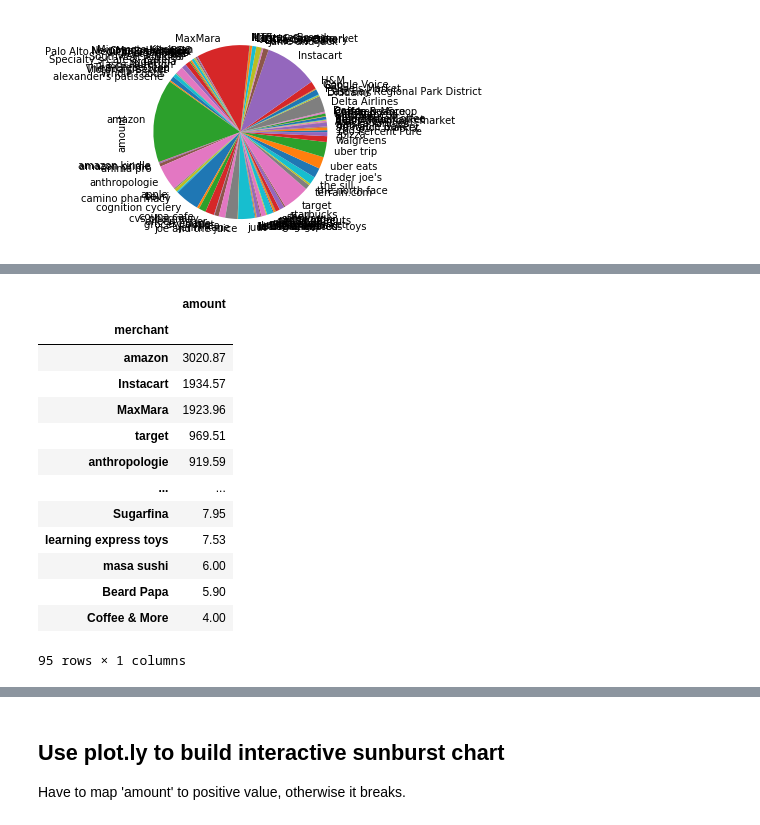
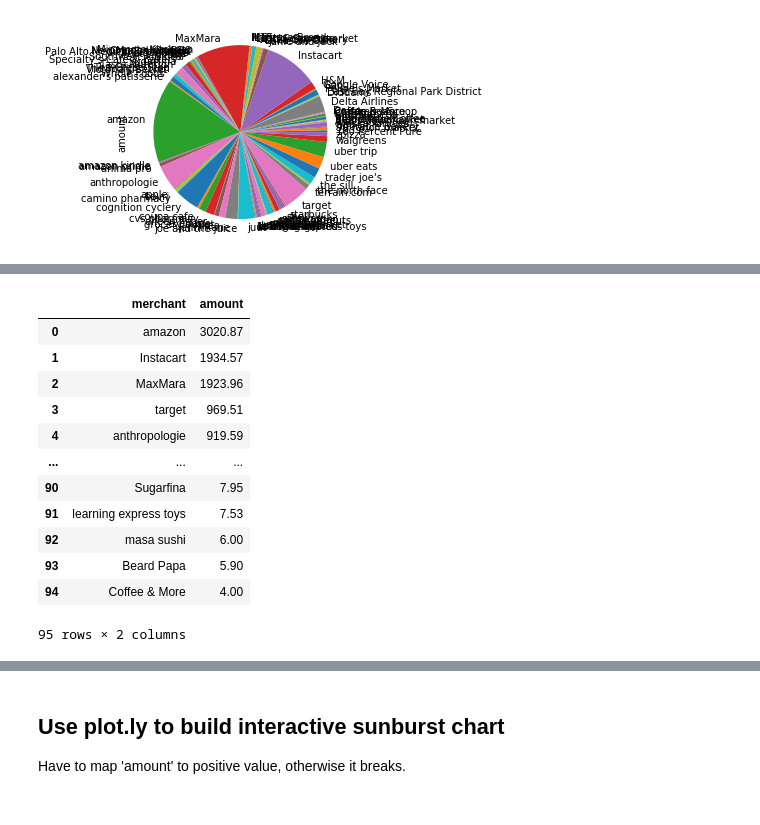
Before and after one commit to romaninozemtsev/personal_finance, a Jupyter notebook: parse_folder.ipynb, the cells around one changed output, grey strips where cells are left out. Saved outputs shown, nothing was run; the diff lists cells and outputs as text; code cells hidden in the pictures.

```diff
--- a/parse_folder.ipynb
+++ b/parse_folder.ipynb
@@ -1,3 +1,4 @@
 # %%
 from finny import csv_parse
-transactions = csv_parse.read_transactions_from_folder("personal/statements/")
+raw_tx = csv_parse.read_transactions_from_folder("personal/statements/")
+raw_tx.iloc[10]
@@ -4,5 +29,5 @@ transactions = csv_parse.read_transactions_from_folder("personal/statements/")
 # %%
 from finny import cleaner
-clean_txs = cleaner.clean_transactions(transactions)
-clean_txs[4]
+clean_tx = cleaner.clean_transactions(raw_tx)
+clean_tx.iloc[10]
 # %% [output]
@@ -15,5 +44,3 @@ clean_txs[4]
 # %%
 from finny import enhance
-enhanced_txs = enhance.enhance_transactions(clean_txs)
-
-[x for x in enhanced_txs if not x.get('merchant')]
+df = enhance.enhance_transactions(clean_tx)
@@ -43,7 +64,7 @@ tx_df = pd.DataFrame(enhanced_txs)
 import matplotlib.pyplot as plt
 import matplotlib.dates as mdates
 
-df = tx_df.set_index('date')
+df = df.set_index('date')
 fig, ax = plt.subplots(figsize=(15,7))
 
 daily_spendings_df = df[df['type']=='debit'].resample('D').sum().transform(abs)
@@ -85,20 +105,19 @@ df[df['type']=='debit'].groupby(['root_category'])['amount'].agg('sum').map(abs)
 # %%
-df[df['type']=='debit'].groupby(['merchant'])['amount'].agg('sum').map(abs).sort_values(ascending=False).to_frame()
+df[df['type']=='debit'].groupby(['merchant'])['amount'].agg('sum').map(abs).sort_values(ascending=False).to_frame().reset_index()
 # %% [output]
-|  | amount |
-| merchant |  |
-| amazon | 3020.87 |
-| Instacart | 1934.57 |
-| MaxMara | 1923.96 |
-| target | 969.51 |
-| anthropologie | 919.59 |
-| ... | ... |
-| Sugarfina | 7.95 |
-| learning express toys | 7.53 |
-| masa sushi | 6.00 |
-| Beard Papa | 5.90 |
-| Coffee & More | 4.00 |
+|  | merchant | amount |
+| 0 | amazon | 3020.87 |
+| 1 | Instacart | 1934.57 |
+| 2 | MaxMara | 1923.96 |
+| 3 | target | 969.51 |
+| 4 | anthropologie | 919.59 |
+| ... | ... | ... |
+| 90 | Sugarfina | 7.95 |
+| 91 | learning express toys | 7.53 |
+| 92 | masa sushi | 6.00 |
+| 93 | Beard Papa | 5.90 |
+| 94 | Coffee & More | 4.00 |
-95 rows × 1 columns
+95 rows × 2 columns
 # %%
 df[df['merchant']=='amazon'].sort_values(by='amount', ascending=True).head(n=2)
 # %% [output]
```
Also changed, not shown: parts of 10 cells of this notebook, 1 other file.
